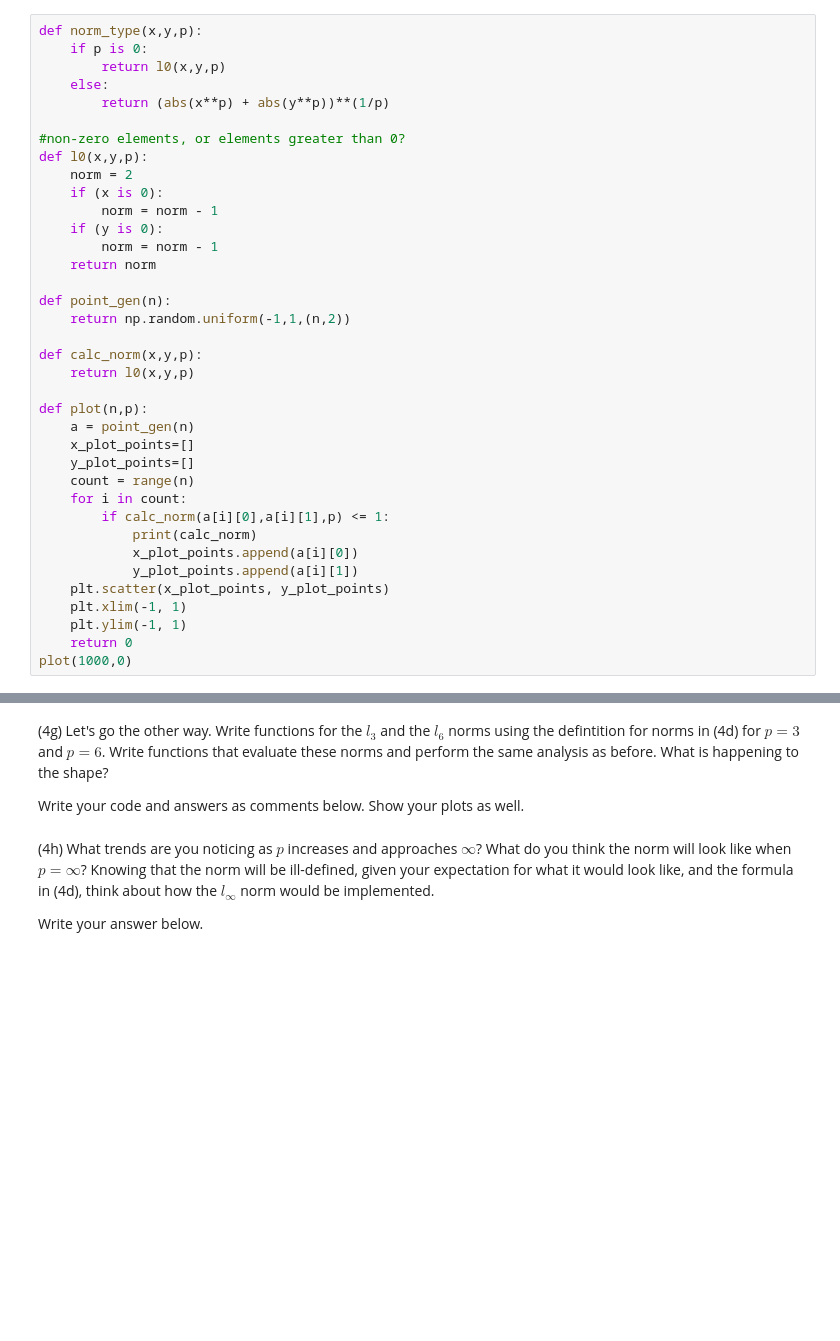
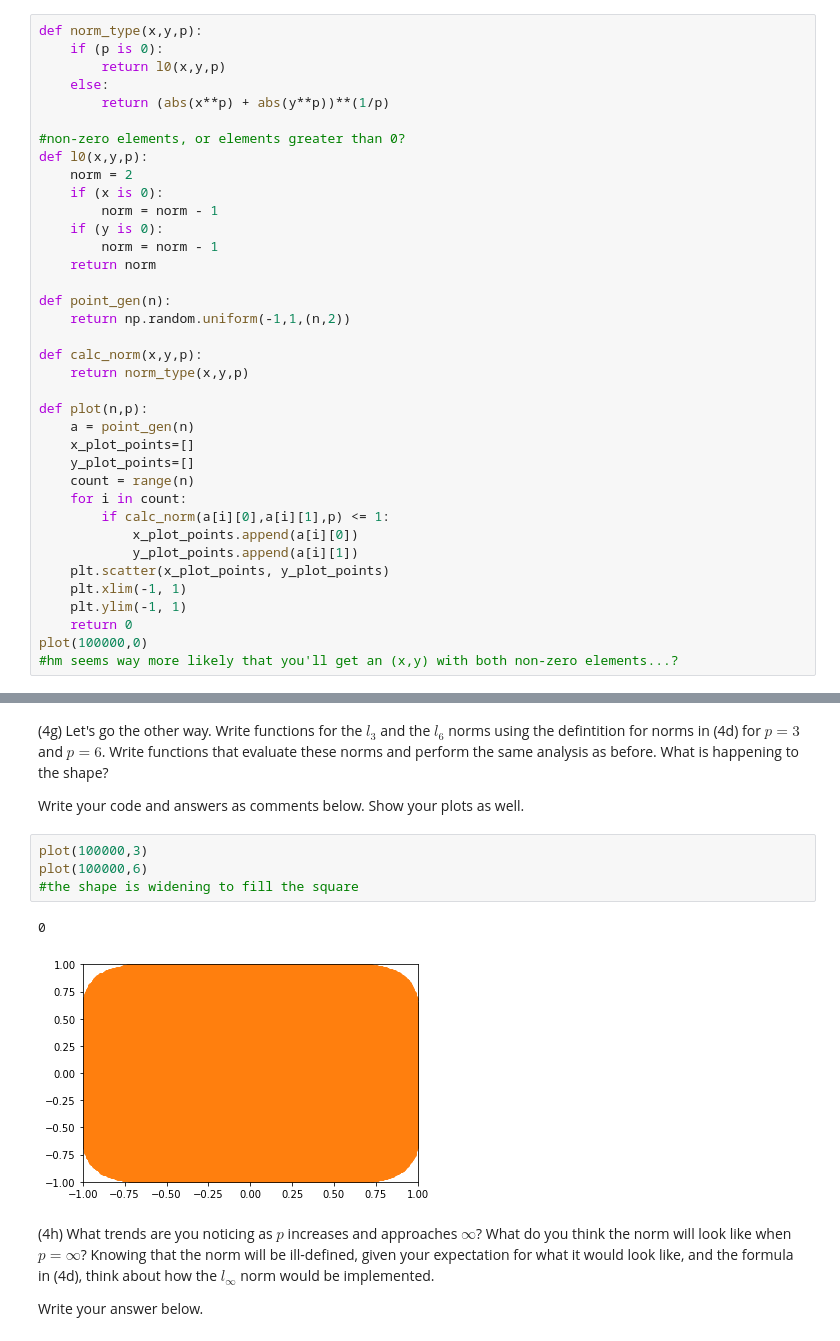
Before and after one commit to shak360/Lab-Training, a Jupyter notebook: Module_2_Python-ML/Assignment_2/EM-3/Assignment_2.ipynb, the cells around one changed output, grey strips where cells are left out. Cells and saved outputs as stored; diff of their text form; blank space fills up the shorter version.

```diff
--- a/Module_2_Python-ML/Assignment_2/EM-3/Assignment_2.ipynb
+++ b/Module_2_Python-ML/Assignment_2/EM-3/Assignment_2.ipynb
@@ -299,7 +300,7 @@ no points when close to 0
 Write your code and answers as comments below. Show your plot as well.
 # %%
 def norm_type(x,y,p):
-    if p is 0:
+    if (p is 0):
         return l0(x,y,p)
     else:
         return (abs(x**p) + abs(y**p))**(1/p)
@@ -317,7 +318,7 @@ def point_gen(n):
     return np.random.uniform(-1,1,(n,2))
 
 def calc_norm(x,y,p):
-    return l0(x,y,p)
+    return norm_type(x,y,p)
 
 def plot(n,p):
     a = point_gen(n)
@@ -326,14 +327,14 @@ def plot(n,p):
     count = range(n)
     for i in count:
         if calc_norm(a[i][0],a[i][1],p) <= 1:
-            print(calc_norm)
             x_plot_points.append(a[i][0])
             y_plot_points.append(a[i][1])
     plt.scatter(x_plot_points, y_plot_points)
     plt.xlim(-1, 1)
     plt.ylim(-1, 1)
     return 0
-plot(1000,0)
+plot(100000,0)
+#hm seems way more likely that you'll get an (x,y) with both non-zero elements...?
 # %% [output]
 0
 [figure]
@@ -341,6 +342,13 @@ plot(1000,0)
 (4g) Let's go the other way. Write functions for the $l_{3}$ and the $l_{6}$ norms using the defintition for norms in (4d) for $p=3$ and $p=6$. Write functions that evaluate these norms and perform the same analysis as before. What is happening to the shape?
 
 Write your code and answers as comments below. Show your plots as well.
+# %%
+plot(100000,3)
+plot(100000,6)
+#the shape is widening to fill the square
+# %% [output]
+0
+[figure, added]
 # %% [markdown]
 (4h) What trends are you noticing as $p$ increases and approaches $\infty$? What do you think the norm will look like when $p=\infty$? Knowing that the norm will be ill-defined, given your expectation for what it would look like, and the formula in (4d), think about how the $l_{\infty}$ norm would be implemented.
 
```
Also changed, not shown: parts of 4 cells of this notebook.
